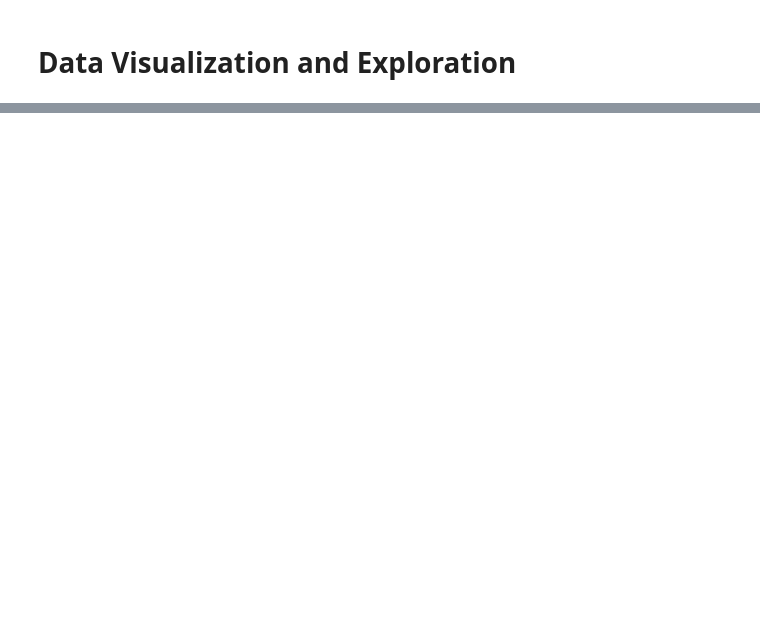
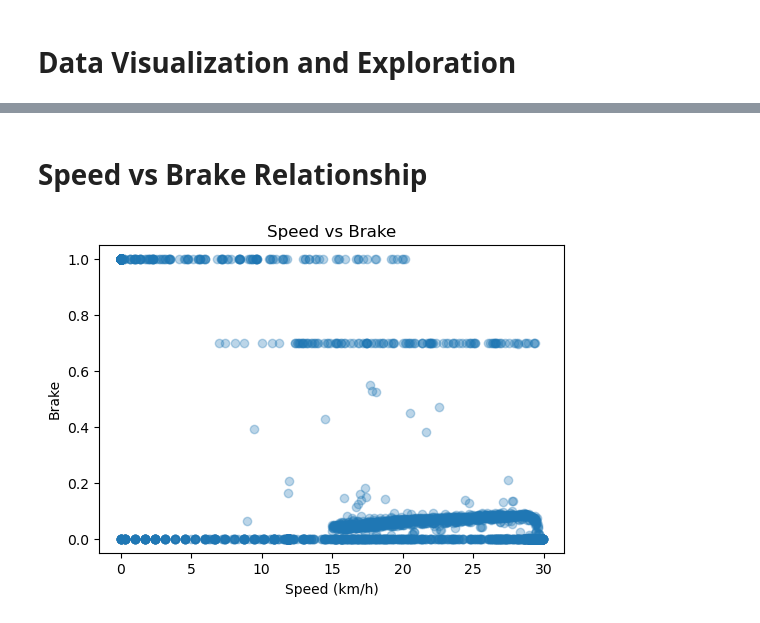
Before and after one commit to Nanditautekar/End-to-End-Deep-Learning-for-Autonomous-Driving, a Jupyter notebook: notebooks/eda_hfstream.ipynb, the cells around one changed output, grey strips where cells are left out. Saved outputs shown, nothing was run; the diff lists cells and outputs as text; code cells hidden in the pictures; blank space fills up the shorter version.

```diff
--- a/notebooks/eda_hfstream.ipynb
+++ b/notebooks/eda_hfstream.ipynb
@@ -22,26 +15,0 @@ dataset = load_dataset(
-# %%
-COLUMNS = ["speed_kmh", "throttle", "steer", "brake"]
-
-# Create batched stream
-batched_dataset = dataset.batch(batch_size=128, drop_last_batch=True)
-
-MAX_ROWS = 2000
-rows = []
-
-for batch in batched_dataset:
-    batch_df = pd.DataFrame(batch)
-
-    # Drop rows with missing values
-    batch_df = batch_df.dropna()
-
-    rows.append(batch_df)
-
-    if sum(len(r) for r in rows) >= MAX_ROWS:
-        break
-
-# Combine all batches
-df = pd.concat(rows, ignore_index=True).head(MAX_ROWS)
-
-print("Columns:", df.columns.tolist())
-print("Shape:", df.shape)
-print(df.head())
@@ -56,11 +15,0 @@ RuntimeError: Cannot send a request, as the client has been closed.
-# %%
-#printing first two and last two record
-
-df = pd.DataFrame(rows)
-
-print("Columns:", df.columns.tolist())
-print("Shape:", df.shape)
-print("\nFirst 5 rows:")
-print(df.head())
-print("\nLast 5 rows:")
-print(df.tail())
@@ -84,0 +124,11 @@ plt.show()
+# %% [markdown]
+# Speed vs Brake Relationship
+# %%
+plt.figure(figsize=(6,4))
+plt.scatter(df["speed_kmh"], df["brake"], alpha=0.3)
+plt.xlabel("Speed (km/h)")
+plt.ylabel("Brake")
+plt.title("Speed vs Brake")
+plt.show()
+# %% [output]
+[figure, added]
```
Also changed, not shown: parts of 20 cells of this notebook, 8 other files.
